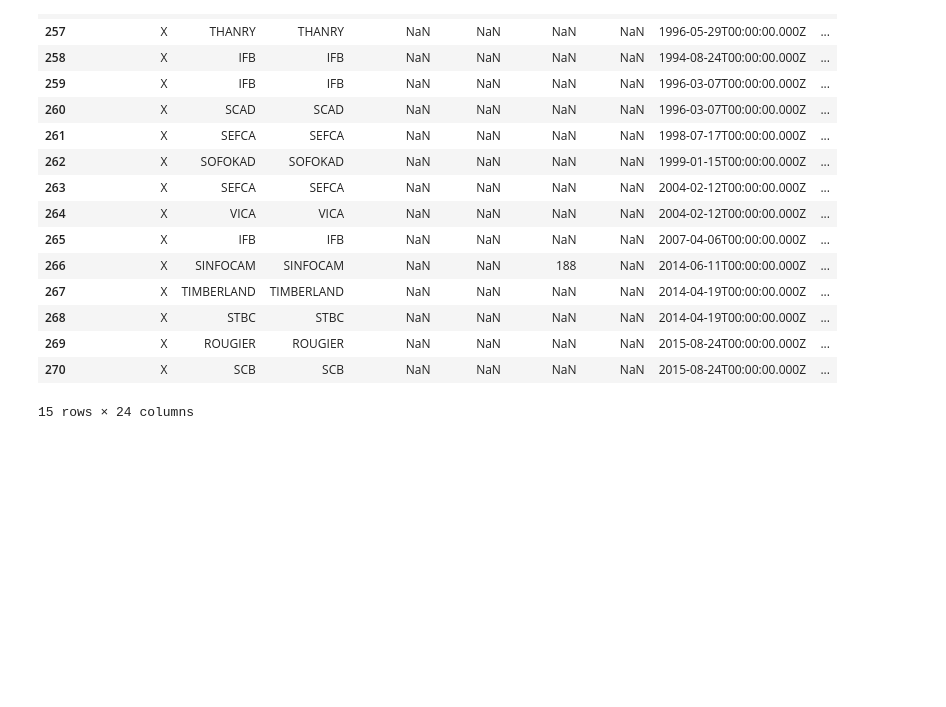
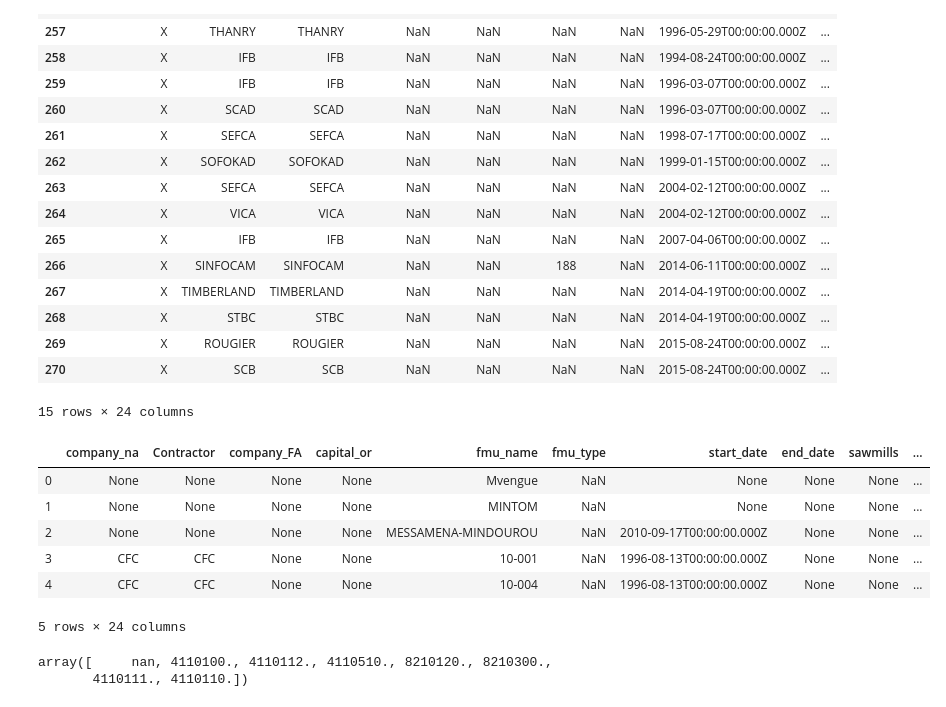
Before and after one commit to Vizzuality/notebooks, a Jupyter notebook: FTI-OTP/OTP_DataDownload&Merge_v2.ipynb, the cells around one changed output. Drawn from its saved outputs; the diff is of its cells as text; code cells hidden in the pictures; blank space fills up the shorter version.

```diff
--- a/FTI-OTP/OTP_DataDownload&Merge_v2.ipynb
+++ b/FTI-OTP/OTP_DataDownload&Merge_v2.ipynb
@@ -555,3 +555,21 @@ Filter_df
 15 rows × 24 columns
 # %%
 Filter_df.to_csv('/Users/elena_palao/Projectos/OTP/layers_todelete.csv')
+# %%
+outdir = '/home/jovyan/work/datasets/fti/otp'
+
+New_csv=gpd.read_file(f'{outdir}/Permiss d explotation et d amenagement.shp')
+New_csv.head()
+# %% [output]
+|  | company_na | Contractor | company_FA | capital_or | fmu_name | fmu_type | start_date | end_date | sawmills | ... |
+| 0 | None | None | None | None | Mvengue | NaN | None | None | None | ... |
+| 1 | None | None | None | None | MINTOM | NaN | None | None | None | ... |
+| 2 | None | None | None | None | MESSAMENA-MINDOUROU | NaN | 2010-09-17T00:00:00.000Z | None | None | ... |
+| 3 | CFC | CFC | None | None | 10-001 | NaN | 1996-08-13T00:00:00.000Z | None | None | ... |
+| 4 | CFC | CFC | None | None | 10-004 | NaN | 1996-08-13T00:00:00.000Z | None | None | ... |
+5 rows × 24 columns
+# %%
+New_csv.fmu_type.unique()
+# %% [output]
+array([     nan, 4110100., 4110112., 4110510., 8210120., 8210300.,
+       4110111., 4110110.])
```
Also changed, not shown: parts of 2 cells of this notebook, 1 other file.
